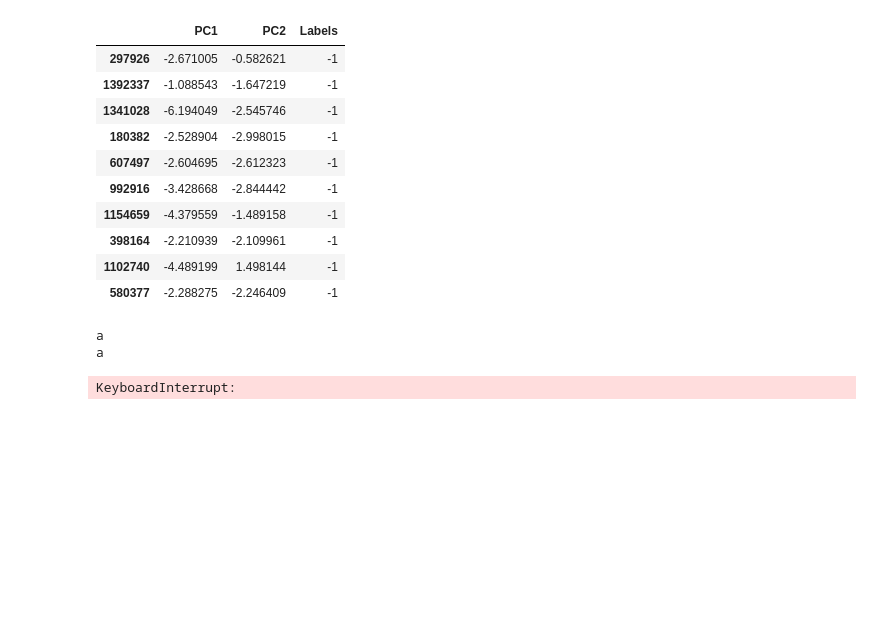
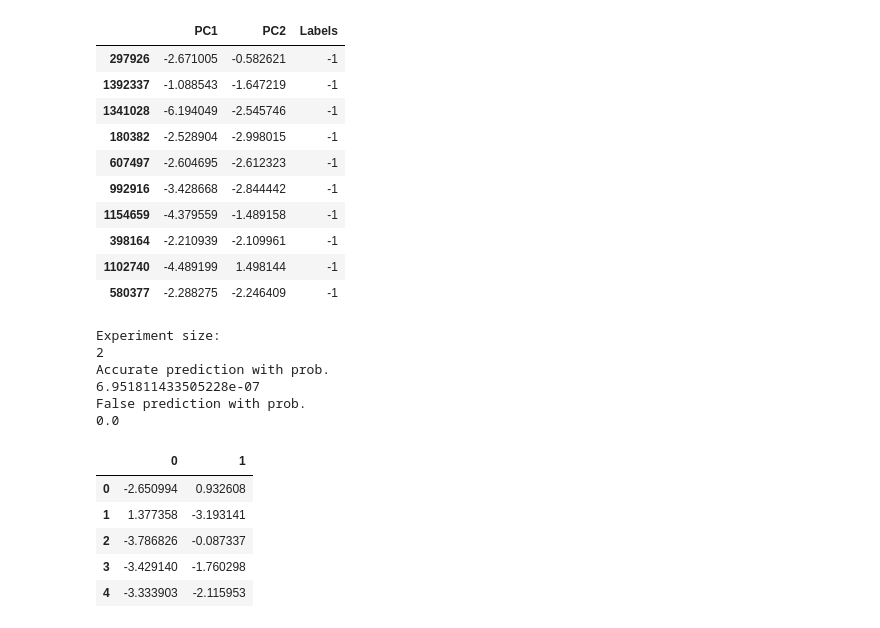
Before and after one commit to MatthewFoster02/3-1-APG-Digital-Exit-Strategy, a Jupyter notebook: src/main/UserStray/pca_for_user_stray.ipynb, the cells around one changed output. Saved outputs shown, nothing was run; the diff lists cells and outputs as text; code cells hidden in the pictures; blank space fills up the shorter version.

```diff
--- a/src/main/UserStray/pca_for_user_stray.ipynb
+++ b/src/main/UserStray/pca_for_user_stray.ipynb
@@ -198,7 +259,7 @@ pca_data_2PCs_df_sorted.head(10)
 | 1102740 | -4.489199 | 1.498144 | -1 |
 | 580377 | -2.288275 | -2.246409 | -1 |
 # %%
-# experiment - done for 2 PCs
+# experiment 1 - done for 2 PCs
 accurate_estimation_prob = 0
 false_estimation_prob = 0
 
@@ -207,14 +268,13 @@ total_false_prob = 0
 
 # row size (number of data points)
 row_size = len(pca_data_2PCs_df_sorted.axes[0])
-experiment_size = 3
+experiment_size = 2
 random_list = [] # for experiment
 for y in range(0, experiment_size):
     random_list.append(random.randint(0, row_size))
 
 # only using "pca_data_2comp_df_sorted" such that labels match
 for x in random_list:
-    print("a")
     label = pca_data_2PCs_df_sorted.at[pca_data_2PCs_df_sorted.index[x], "Labels"]
     if label >= 0:
         current_visit = pca_data_2PCs_df_sorted.iloc[x]
@@ -228,8 +288,8 @@ for x in random_list:
         else:
             total_false_prob += estimated_prob
 
-accurate_estimation_prob = total_accurate_prob / row_size
-false_estimation_prob = total_false_prob / row_size
+accurate_estimation_prob = total_accurate_prob / experiment_size
+false_estimation_prob = total_false_prob / experiment_size
 
 print("Experiment size:")
 print(experiment_size)
@@ -238,6 +298,9 @@ print(accurate_estimation_prob)
 print("False prediction with prob.")
 print(false_estimation_prob)
 # %% [output]
-a
-a
+Experiment size:
+2
+Accurate prediction with prob.
+6.951811433505228e-07
+False prediction with prob.
+0.0
-KeyboardInterrupt:
@@ -247,0 +311,11 @@ KeyboardInterrupt:
+# %%
+# to use it for next experiment
+avg_pca_data_2PCs_df = get_avg_pca(pca_data_2PCs_df)
+avg_pca_data_2PCs_df.head()
+# %% [output]
+|  | 0 | 1 |
+| 0 | -2.650994 | 0.932608 |
+| 1 | 1.377358 | -3.193141 |
+| 2 | -3.786826 | -0.087337 |
+| 3 | -3.429140 | -1.760298 |
+| 4 | -3.333903 | -2.115953 |
```
Also changed, not shown: parts of 9 cells of this notebook.
